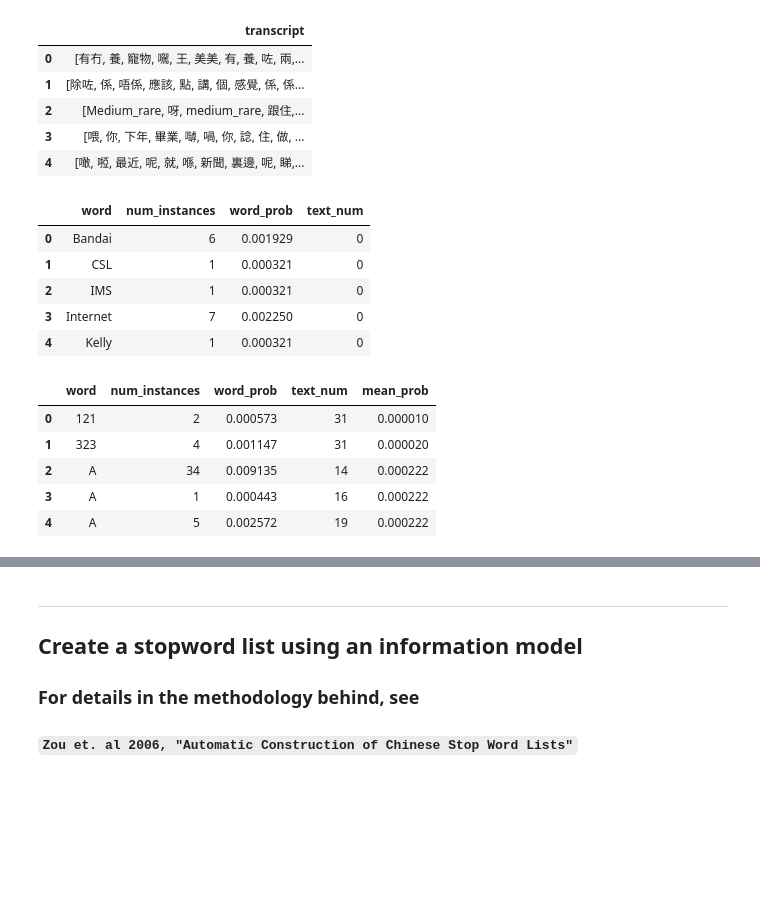
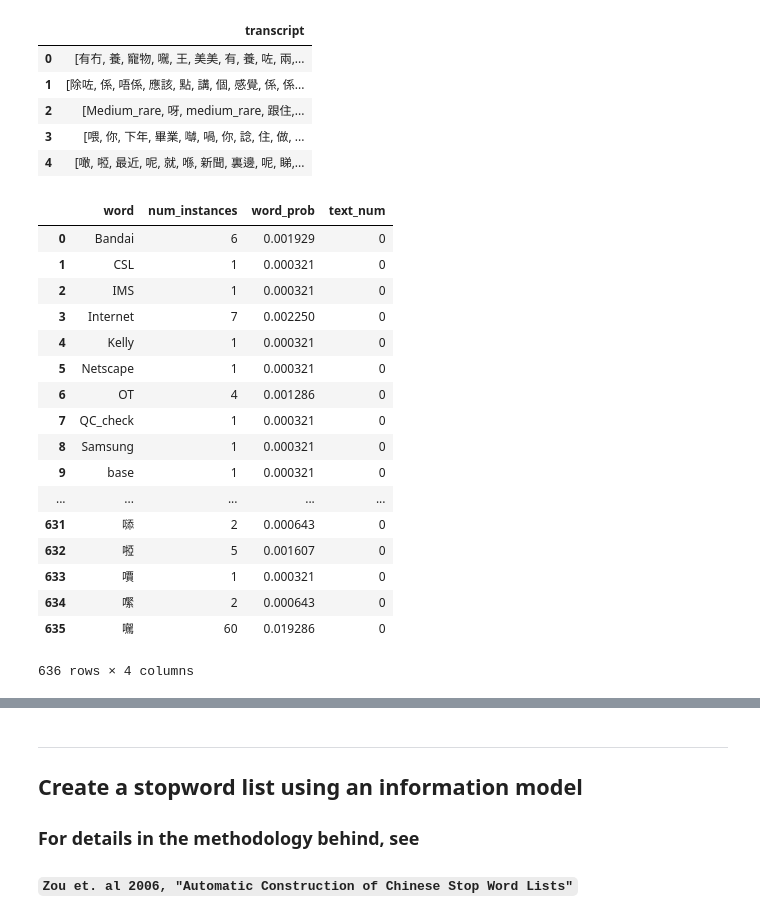
Before and after one commit to cathug/corpus, a Jupyter notebook: hkcancorpus.ipynb, the cells around one changed output, grey strips where cells are left out. Cells and saved outputs as stored; diff of their text form; code cells hidden in the pictures; blank space fills up the shorter version.

```diff
--- a/hkcancorpus.ipynb
+++ b/hkcancorpus.ipynb
@@ -234,10 +234,9 @@ total_num_text = df_text.count()[0]
 # %%
 df_words = []
 for index, dt in enumerate(df_text['transcript'].values ):
-    df_words.append(pd.DataFrame(dt) )
+    df_words.append(pd.DataFrame(dt, columns=['word']) )
     numwords = df_words[index].count()[0]
 
-    df_words[index].columns = ['word']
     df_words[index] = df_words[index].groupby('word')['word'].count()
     df_words[index] = pd.DataFrame(df_words[index])
     df_words[index].columns = ['num_instances']
@@ -246,15 +245,29 @@ for index, dt in enumerate(df_text['transcript'].values ):
     df_words[index].reset_index(inplace=True)
 # %%
 df_words = pd.concat(df_words, axis=0, ignore_index=True)
+# %%
+df_words[0]
+# %% [output]
+|  | word | num_instances | word_prob | text_num |
+| 0 | Bandai | 6 | 0.001929 | 0 |
+| 1 | CSL | 1 | 0.000321 | 0 |
+| 2 | IMS | 1 | 0.000321 | 0 |
+| 3 | Internet | 7 | 0.002250 | 0 |
+| 4 | Kelly | 1 | 0.000321 | 0 |
+| 5 | Netscape | 1 | 0.000321 | 0 |
+| 6 | OT | 4 | 0.001286 | 0 |
+| 7 | QC_check | 1 | 0.000321 | 0 |
+| 8 | Samsung | 1 | 0.000321 | 0 |
+| 9 | base | 1 | 0.000321 | 0 |
+| ... | ... | ... | ... | ... |
+| 631 | 𠻹 | 2 | 0.000643 | 0 |
+| 632 | 𠻺 | 5 | 0.001607 | 0 |
+| 633 | 𠿪 | 1 | 0.000321 | 0 |
+| 634 | 𡁵 | 2 | 0.000643 | 0 |
+| 635 | 𡃉 | 60 | 0.019286 | 0 |
+636 rows × 4 columns
 # %%
 df_words.head()
-# %% [output]
-|  | word | num_instances | word_prob | text_num |
-| 0 | Bandai | 6 | 0.001929 | 0 |
-| 1 | CSL | 1 | 0.000321 | 0 |
-| 2 | IMS | 1 | 0.000321 | 0 |
-| 3 | Internet | 7 | 0.002250 | 0 |
-| 4 | Kelly | 1 | 0.000321 | 0 |
 # %%
 df_words.set_index('word', inplace=True)
 # %%
@@ -270,13 +283,6 @@ df_sum_N_var_prob = df_words.join(pd.DataFrame(df_mean_prob) )
 df_sum_N_var_prob.reset_index(inplace=True)
 # %%
 df_sum_N_var_prob.head()
-# %% [output]
-|  | word | num_instances | word_prob | text_num | mean_prob |
-| 0 | 121 | 2 | 0.000573 | 31 | 0.000010 |
-| 1 | 323 | 4 | 0.001147 | 31 | 0.000020 |
-| 2 | A | 34 | 0.009135 | 14 | 0.000222 |
-| 3 | A | 1 | 0.000443 | 16 | 0.000222 |
-| 4 | A | 5 | 0.002572 | 19 | 0.000222 |
 # %%
 df_sum_N_var_prob['sum_N_var_prob'] = np.power(
     df_sum_N_var_prob['word_prob'].values - df_sum_N_var_prob['mean_prob'].values, 2)
```
Also changed, not shown: parts of 4 cells of this notebook, 5 other files.
